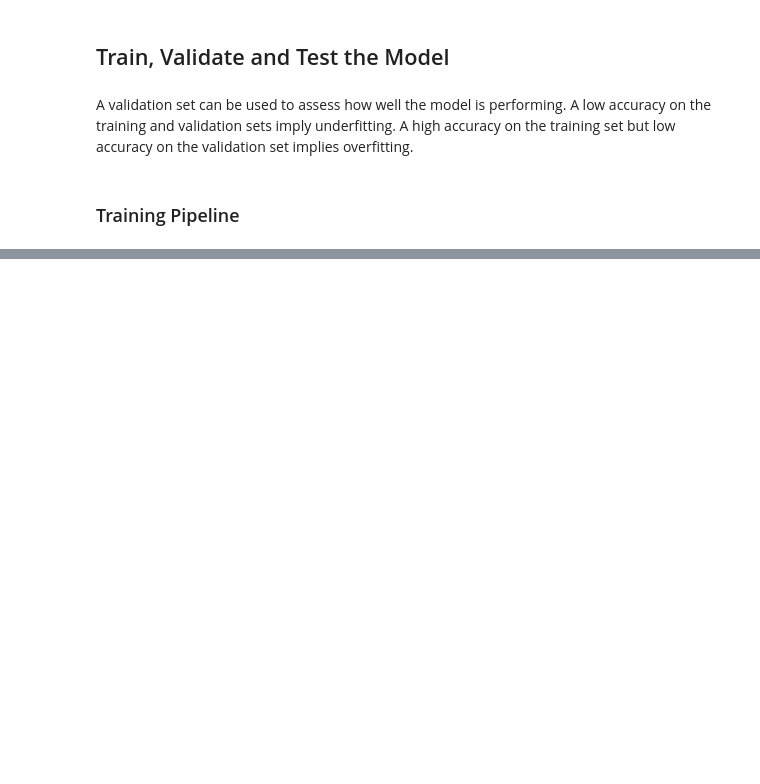
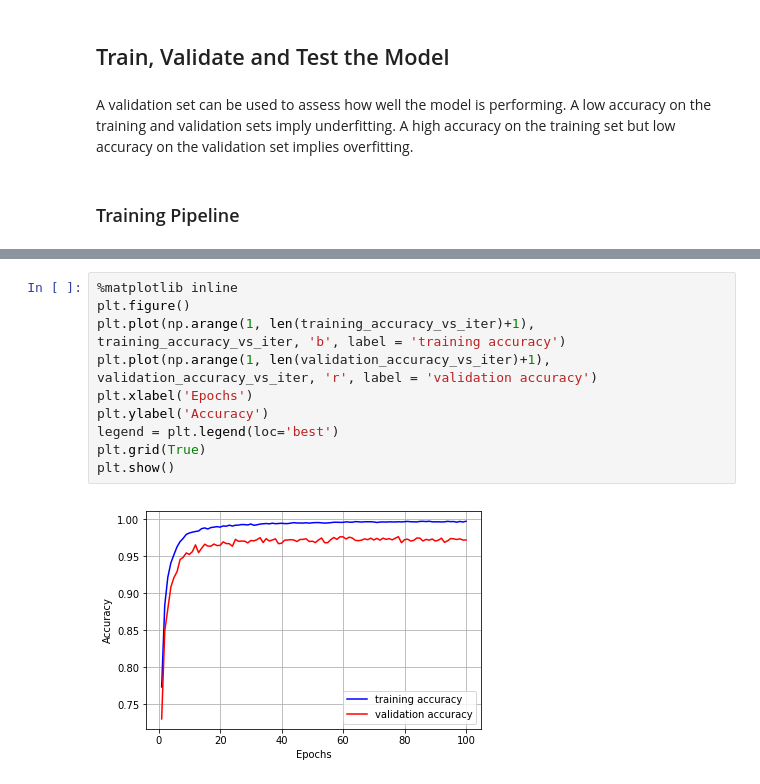
Before and after one commit to sameerpawar/SDCND-Traffic-Sign-Classifier, a Jupyter notebook: Traffic_Sign_Classifier.ipynb, the cells around one changed output, grey strips where cells are left out. Drawn from its saved outputs; the diff is of its cells as text; blank space fills up the shorter version.

```diff
--- a/Traffic_Sign_Classifier.ipynb
+++ b/Traffic_Sign_Classifier.ipynb
@@ -680,0 +674,12 @@ def outputFeatureMap(image_input, tf_activation, activation_min=-1, activation_m
+# %%
+%matplotlib inline
+plt.figure()
+plt.plot(np.arange(1, len(training_accuracy_vs_iter)+1), training_accuracy_vs_iter, 'b', label = 'training accuracy')
+plt.plot(np.arange(1, len(validation_accuracy_vs_iter)+1), validation_accuracy_vs_iter, 'r', label = 'validation accuracy')
+plt.xlabel('Epochs')
+plt.ylabel('Accuracy')
+legend = plt.legend(loc='best')
+plt.grid(True)
+plt.show()
+# %% [output]
+[figure, added]
```
Also changed, not shown: parts of 51 cells of this notebook.
